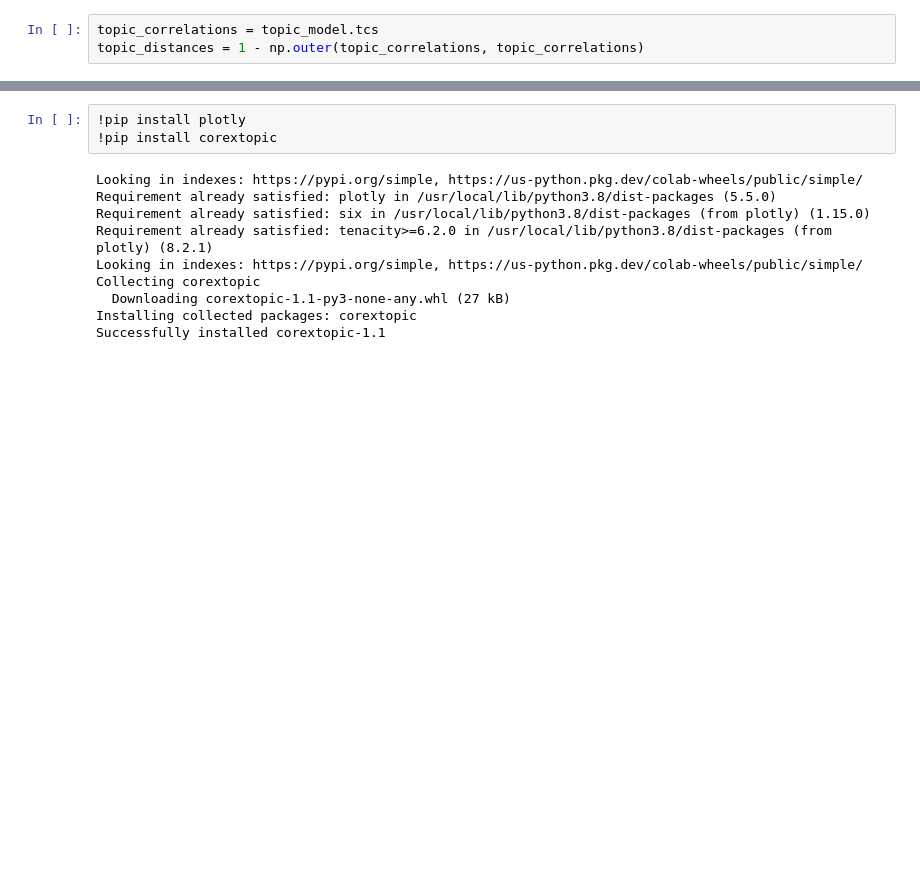
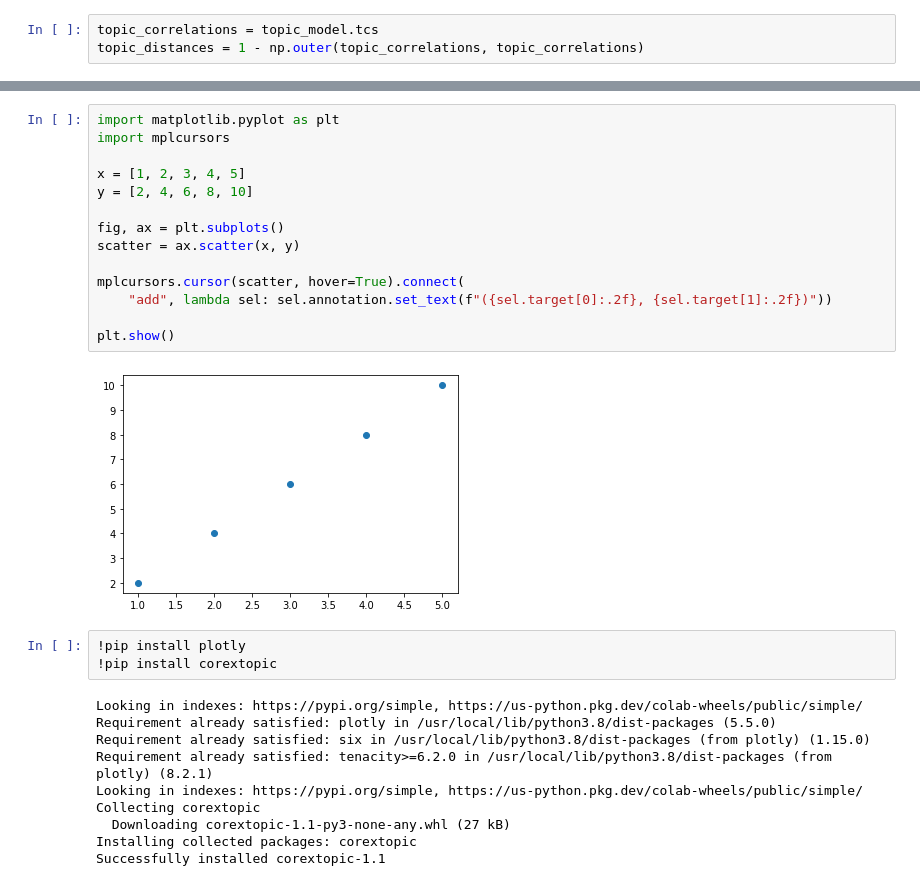
Before and after one commit to tristandewildt/ValueMonitor, a Jupyter notebook: Applying_Anchored_Corex.ipynb, the cells around one changed output, grey strips where cells are left out. Cells and saved outputs as stored; diff of their text form; blank space fills up the shorter version.

```diff
--- a/Applying_Anchored_Corex.ipynb
+++ b/Applying_Anchored_Corex.ipynb
@@ -96,3 +138,19 @@ plt.show()
+# %%
+import matplotlib.pyplot as plt
+import mplcursors
+
+x = [1, 2, 3, 4, 5]
+y = [2, 4, 6, 8, 10]
+
+fig, ax = plt.subplots()
+scatter = ax.scatter(x, y)
+
+mplcursors.cursor(scatter, hover=True).connect(
+    "add", lambda sel: sel.annotation.set_text(f"({sel.target[0]:.2f}, {sel.target[1]:.2f})"))
+
+plt.show()
+# %% [output]
+[figure, added]
 # %%
 !pip install plotly
 !pip install corextopic
```
Also changed, not shown: parts of 8 cells of this notebook.
